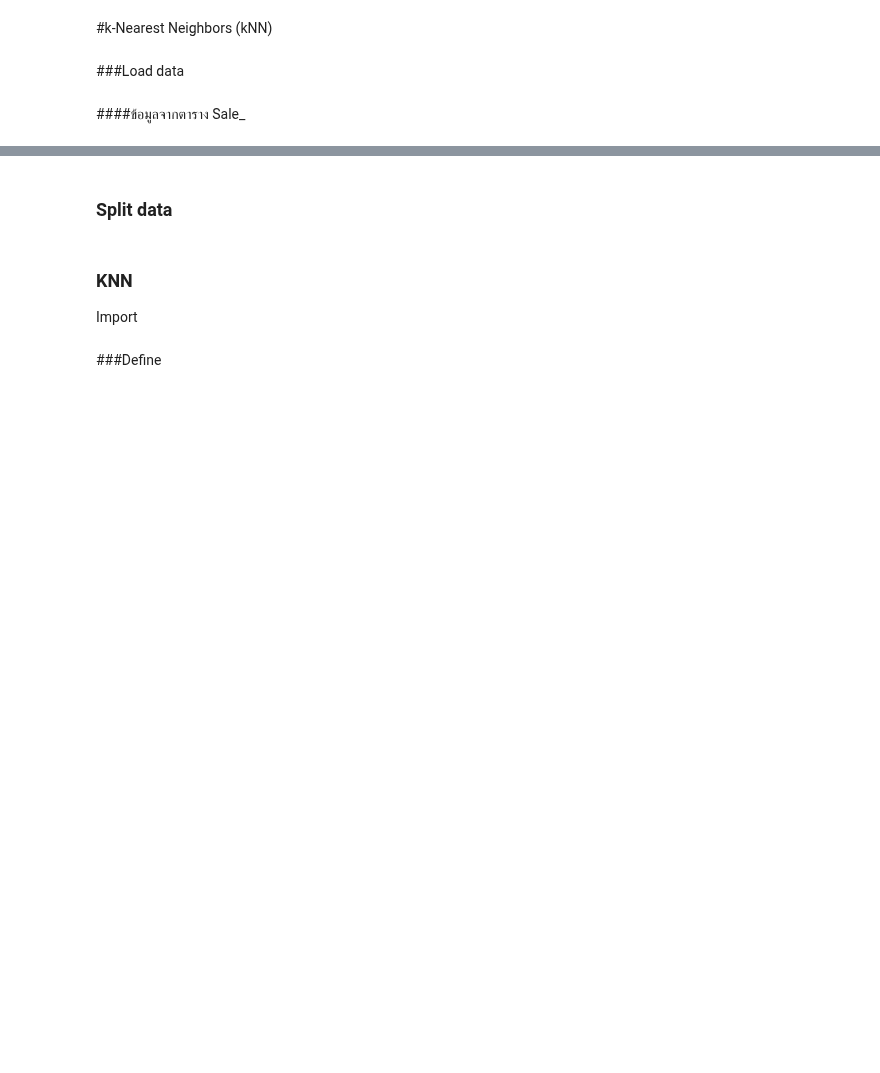
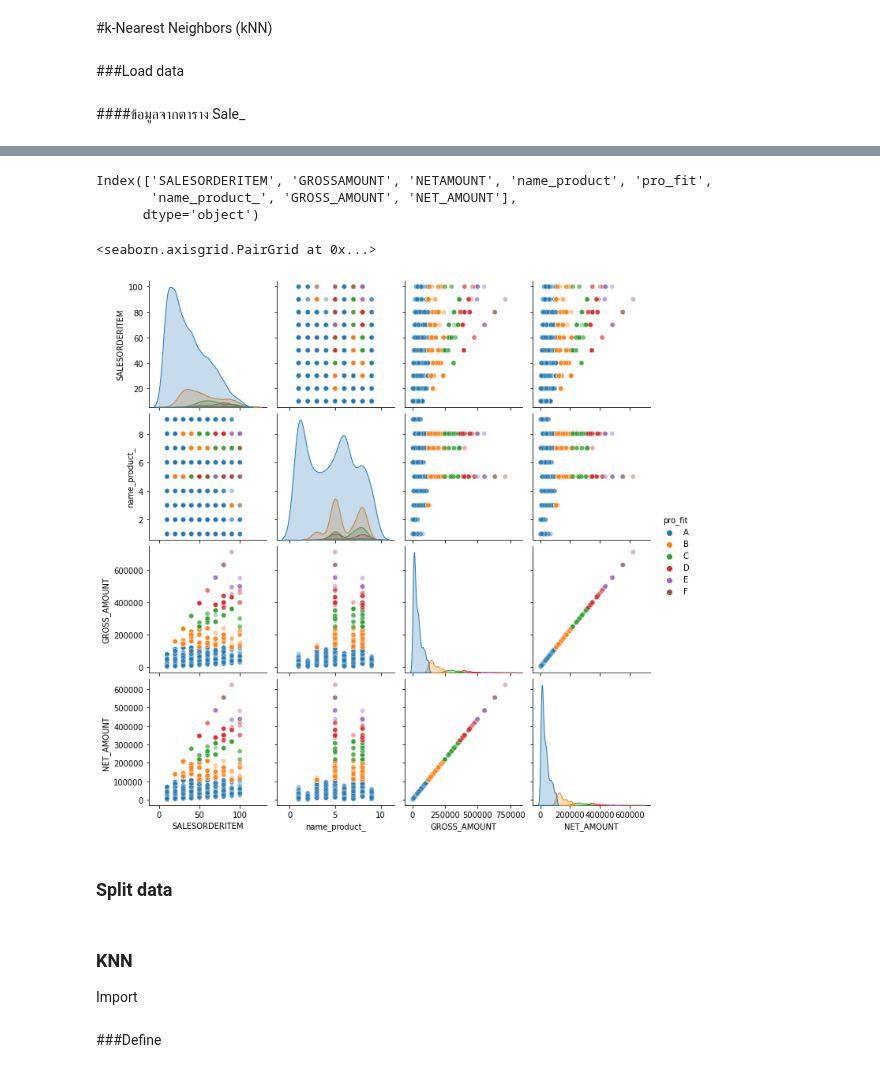
Before and after one commit to nicha0524/DPDM2021, a Jupyter notebook: Project.ipynb, the cells around one changed output, grey strips where cells are left out. Cells and saved outputs as stored; diff of their text form; code cells hidden in the pictures; blank space fills up the shorter version.

```diff
--- a/Project.ipynb
+++ b/Project.ipynb
@@ -1228,0 +1233,2 @@ Sale_
+# %%
+dw_mapping={'BX':1, 'CB':2, 'CC':3, 'DB':4, 'EB':5, 'HB':6, 'MB':7, 'RC':8, 'RO':9}
@@ -1228,0 +1259,2 @@ Sale_
+# %%
+Sale_['GROSS_AMOUNT'] = Sale_['GROSSAMOUNT']*Sale_['SALESORDERITEM']
@@ -1228,0 +1267,2 @@ Sale_
+# %%
+Sale_['NET_AMOUNT'] = Sale_['NETAMOUNT']*Sale_['SALESORDERITEM']
@@ -1257,3 +1308,14 @@ Y=np.array(Sale_['pro_fit'])
+# %%
+Sale_.columns
+# %% [output]
+Index(['SALESORDERITEM', 'GROSSAMOUNT', 'NETAMOUNT', 'name_product', 'pro_fit',
+       'name_product_', 'GROSS_AMOUNT', 'NET_AMOUNT'],
+      dtype='object')
+# %%
+sns.pairplot(Sale_,vars=['SALESORDERITEM','name_product_','GROSS_AMOUNT','NET_AMOUNT'],hue= 'pro_fit' ,plot_kws={'alpha':0.4})
+# %% [output]
+<seaborn.axisgrid.PairGrid at 0x...>
+[figure, added]
 # %% [markdown]
 ### Split data
 # %%
```
Also changed, not shown: parts of 39 cells of this notebook.
